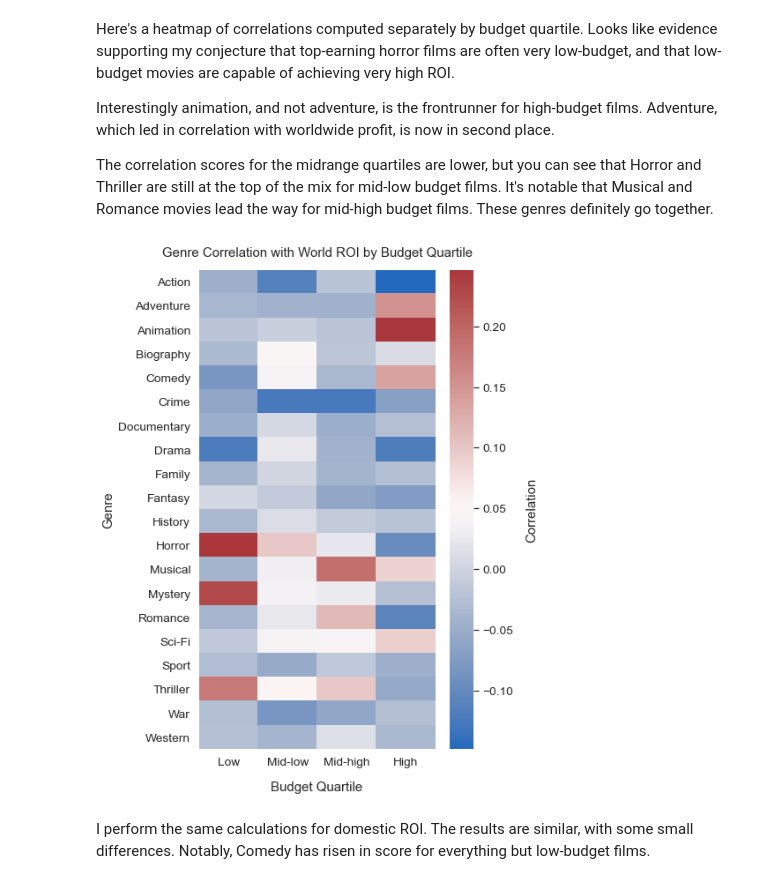
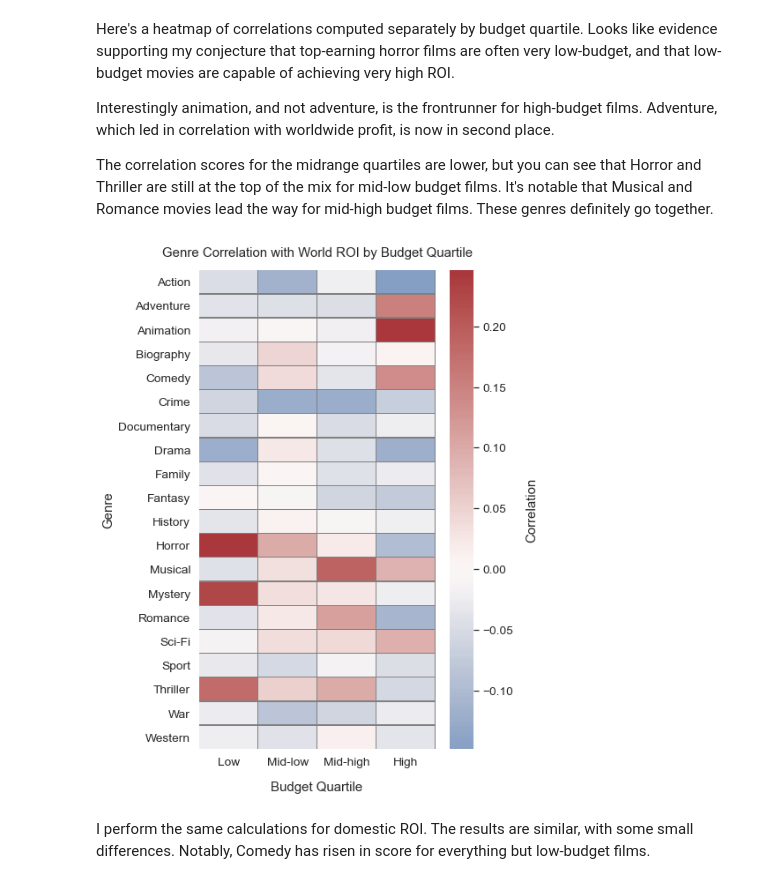
Before and after one commit to ndgigliotti/dsc-phase-1-project, a Jupyter notebook: genre_profitability.ipynb, the cells around one changed output. Saved outputs shown, nothing was run; the diff lists cells and outputs as text; code cells hidden in the pictures.

```diff
--- a/genre_profitability.ipynb
+++ b/genre_profitability.ipynb
@@ -673,13 +673,19 @@ The correlation scores for the midrange quartiles are lower, but you can see tha
 # %%
 fig, ax = plt.subplots(figsize=(6,10))
 short_quarts = ['Low', 'Mid-low', 'Mid-high', 'High']
-ax = sns.heatmap(world_roi_by_budget.T, ax=ax, xticklabels=short_quarts, cmap='vlag')
+ax = sns.heatmap(world_roi_by_budget.T,
+                ax=ax,
+                xticklabels=short_quarts,
+                cmap='vlag',
+                center=0,
+                linewidths=0.25,
+                linecolor='gray')
 ax.set_xlabel('Budget Quartile', labelpad=15)
 ax.set_ylabel('Genre')
 ax.set_title('Genre Correlation with World ROI by Budget Quartile', pad=15)
 ax.collections[0].colorbar.set_label('Correlation', labelpad=15)
 # %% [output]
-[figure, old version]
+[figure, new version]
 # %% [markdown]
 I perform the same calculations for domestic ROI. The results are similar, with some small differences. Notably, Comedy has risen in score for everything but low-budget films.
 # %%
```
Also changed, not shown: parts of 8 cells of this notebook, 2 other files.
